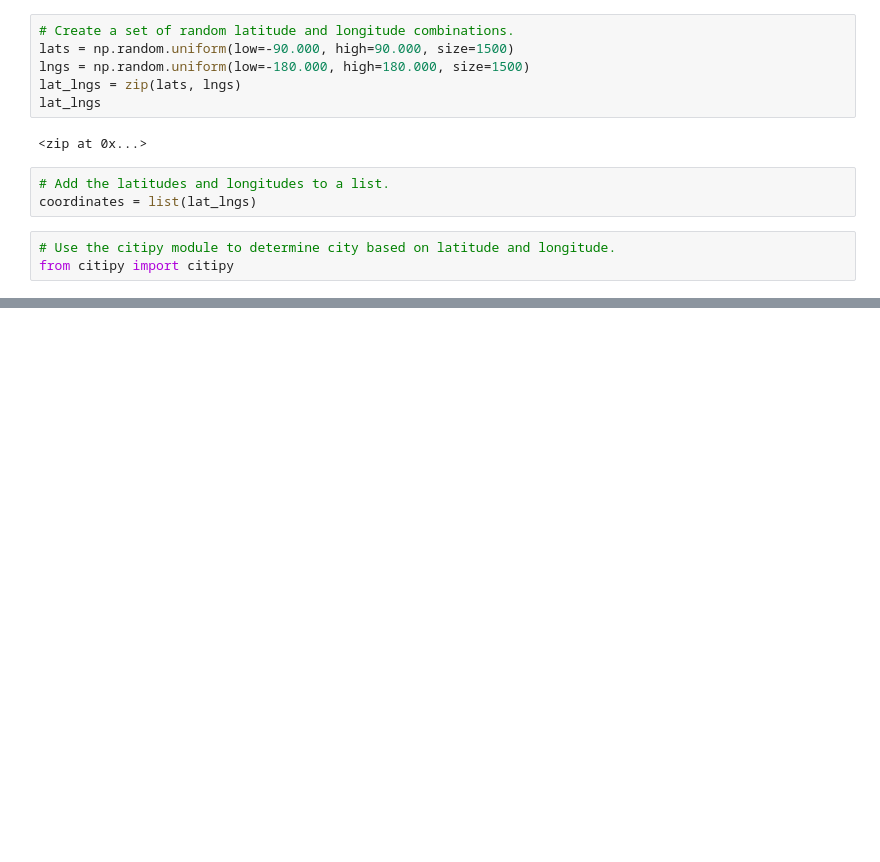
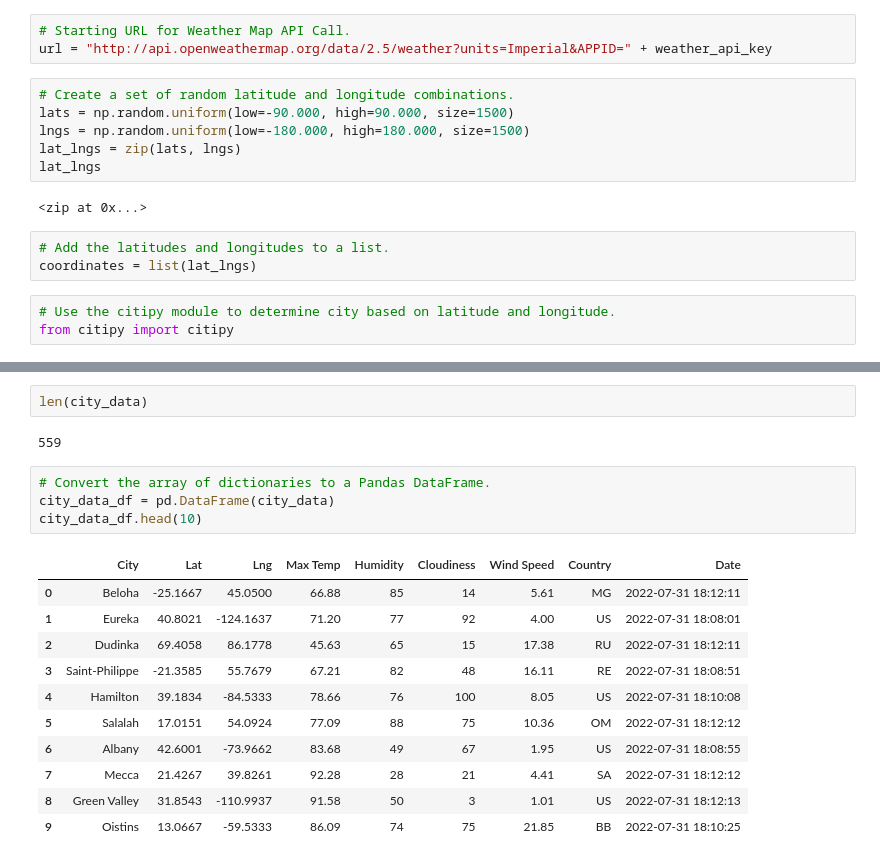
Before and after one commit to OursSA/World_Weather_Analysis, a Jupyter notebook: WeatherPy.ipynb, the cells around one changed output, grey strips where cells are left out. Drawn from its saved outputs; the diff is of its cells as text; blank space fills up the shorter version.

Commit message:
City data imported

```diff
--- a/WeatherPy.ipynb
+++ b/WeatherPy.ipynb
@@ -6,3 +14,6 @@ import numpy as np
+# %%
+# Starting URL for Weather Map API Call.
+url = "http://api.openweathermap.org/data/2.5/weather?units=Imperial&APPID=" + weather_api_key
 # %%
 # Create a set of random latitude and longitude combinations.
 lats = np.random.uniform(low=-90.000, high=90.000, size=1500)
@@ -33,0 +124,20 @@ len(cities)
+# %%
+len(city_data)
+# %% [output]
+559
+# %%
+# Convert the array of dictionaries to a Pandas DataFrame.
+city_data_df = pd.DataFrame(city_data)
+city_data_df.head(10)
+# %% [output]
+|  | City | Lat | Lng | Max Temp | Humidity | Cloudiness | Wind Speed | Country | Date |
+| 0 | Beloha | -25.1667 | 45.0500 | 66.88 | 85 | 14 | 5.61 | MG | 2022-07-31 18:12:11 |
+| 1 | Eureka | 40.8021 | -124.1637 | 71.20 | 77 | 92 | 4.00 | US | 2022-07-31 18:08:01 |
+| 2 | Dudinka | 69.4058 | 86.1778 | 45.63 | 65 | 15 | 17.38 | RU | 2022-07-31 18:12:11 |
+| 3 | Saint-Philippe | -21.3585 | 55.7679 | 67.21 | 82 | 48 | 16.11 | RE | 2022-07-31 18:08:51 |
+| 4 | Hamilton | 39.1834 | -84.5333 | 78.66 | 76 | 100 | 8.05 | US | 2022-07-31 18:10:08 |
+| 5 | Salalah | 17.0151 | 54.0924 | 77.09 | 88 | 75 | 10.36 | OM | 2022-07-31 18:12:12 |
+| 6 | Albany | 42.6001 | -73.9662 | 83.68 | 49 | 67 | 1.95 | US | 2022-07-31 18:08:55 |
+| 7 | Mecca | 21.4267 | 39.8261 | 92.28 | 28 | 21 | 4.41 | SA | 2022-07-31 18:12:12 |
+| 8 | Green Valley | 31.8543 | -110.9937 | 91.58 | 50 | 3 | 1.01 | US | 2022-07-31 18:12:13 |
+| 9 | Oistins | 13.0667 | -59.5333 | 86.09 | 74 | 75 | 21.85 | BB | 2022-07-31 18:10:25 |
```
Also changed, not shown: parts of 5 cells of this notebook, 1 other file.
